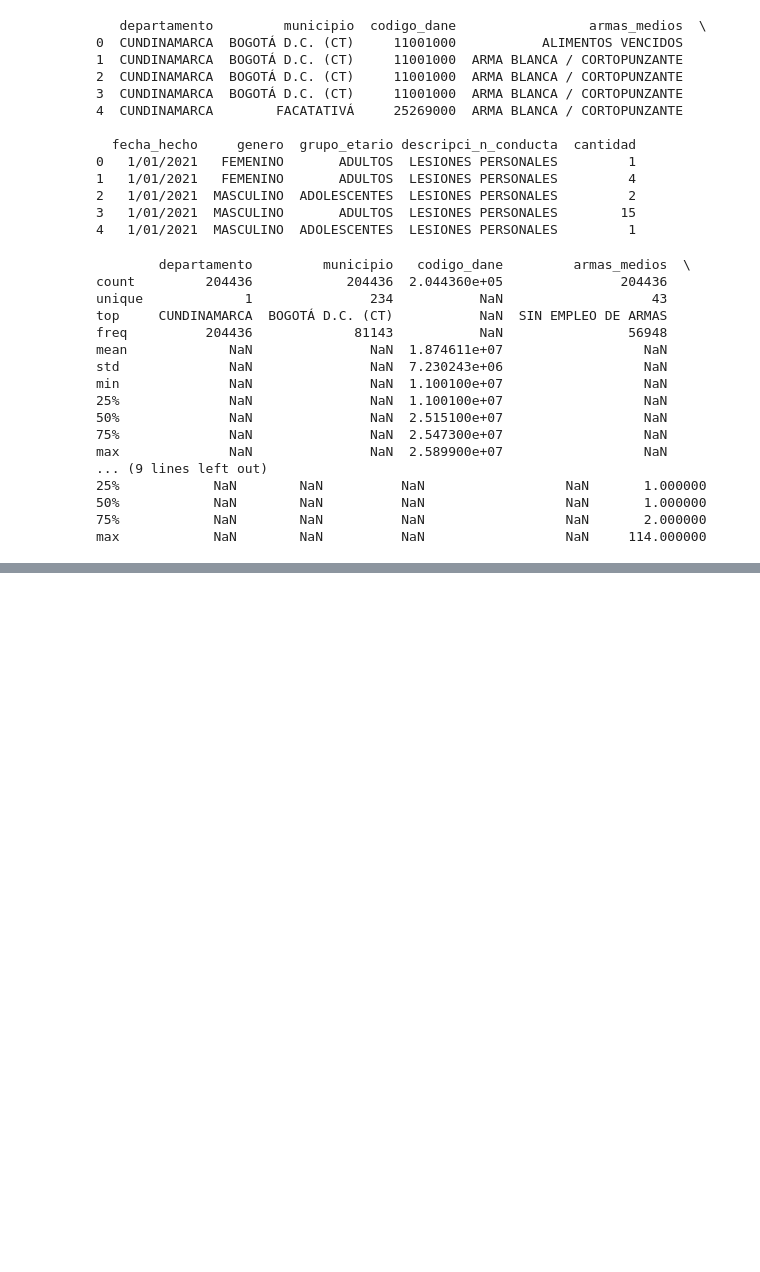
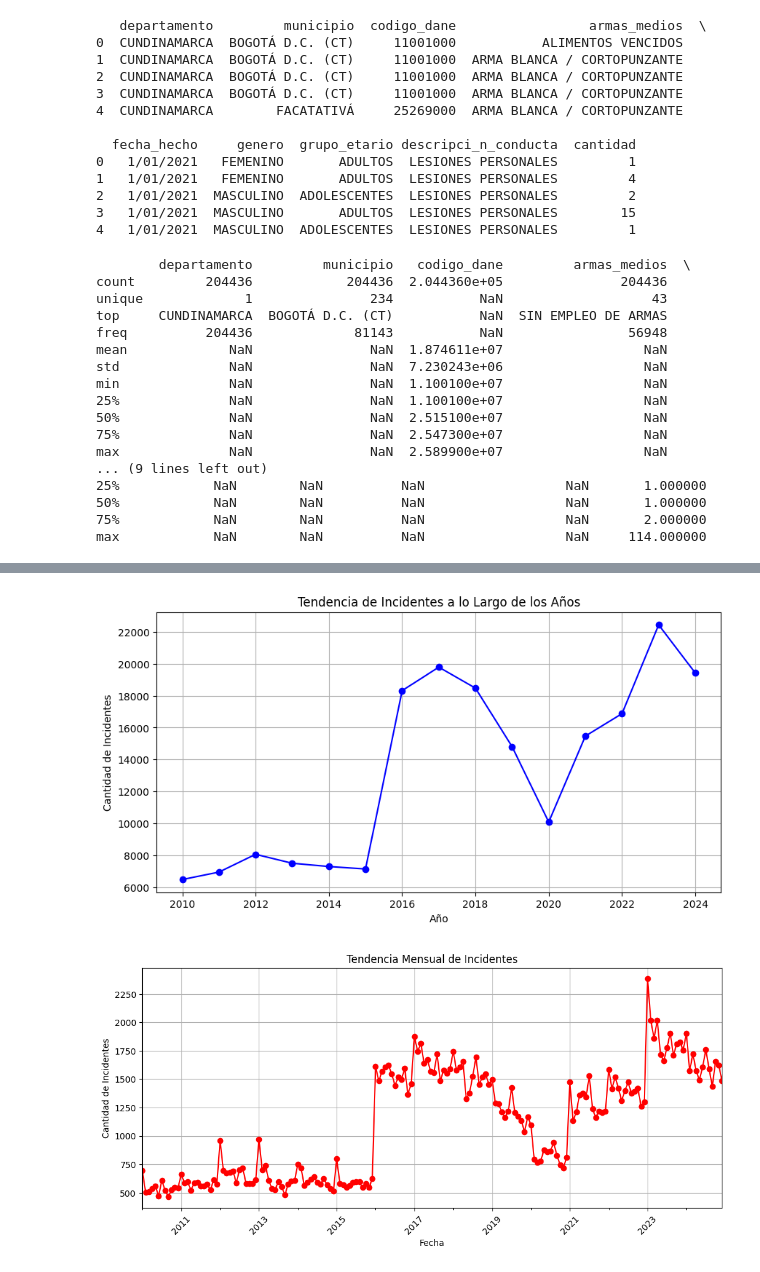
Before and after one commit to SPMINE-2425/Paula_Chaves_Gabriela_Morera_Taller1, a Jupyter notebook: codigo/cuaderno_exp.ipynb, the cells around one changed output, grey strips where cells are left out. Drawn from its saved outputs; the diff is of its cells as text; code cells hidden in the pictures; blank space fills up the shorter version.

```diff
--- a/codigo/cuaderno_exp.ipynb
+++ b/codigo/cuaderno_exp.ipynb
@@ -45,0 +170,31 @@ max            NaN        NaN          NaN                  NaN     114.000000
+# %%
+# Análisis temporal de incidentes
+def analizar_tendencias(df):
+    df['año'] = df['fecha_hecho'].dt.year
+    df['mes'] = df['fecha_hecho'].dt.to_period('M')
+
+    # Tendencia anual
+    anual = df.groupby('año')['cantidad'].sum()
+    plt.figure(figsize=(10, 5))
+    anual.plot(marker='o', color='b')
+    plt.title('Tendencia de Incidentes a lo Largo de los Años')
+    plt.xlabel('Año')
+    plt.ylabel('Cantidad de Incidentes')
+    plt.grid()
+    plt.show()
+
+    # Tendencia mensual
+    mensual = df.groupby('mes')['cantidad'].sum()
+    plt.figure(figsize=(12, 5))
+    mensual.plot(marker='o', linestyle='-', color='r')
+    plt.title('Tendencia Mensual de Incidentes')
+    plt.xlabel('Fecha')
+    plt.ylabel('Cantidad de Incidentes')
+    plt.grid()
+    plt.xticks(rotation=45)
+    plt.show()
+# %%
+analizar_tendencias(ReporteLesionesPersonalesAccidentesCun)
+# %% [output]
+[figure, added]
+[figure, added]
```
Also changed, not shown: parts of 19 cells of this notebook, 5 other files.
